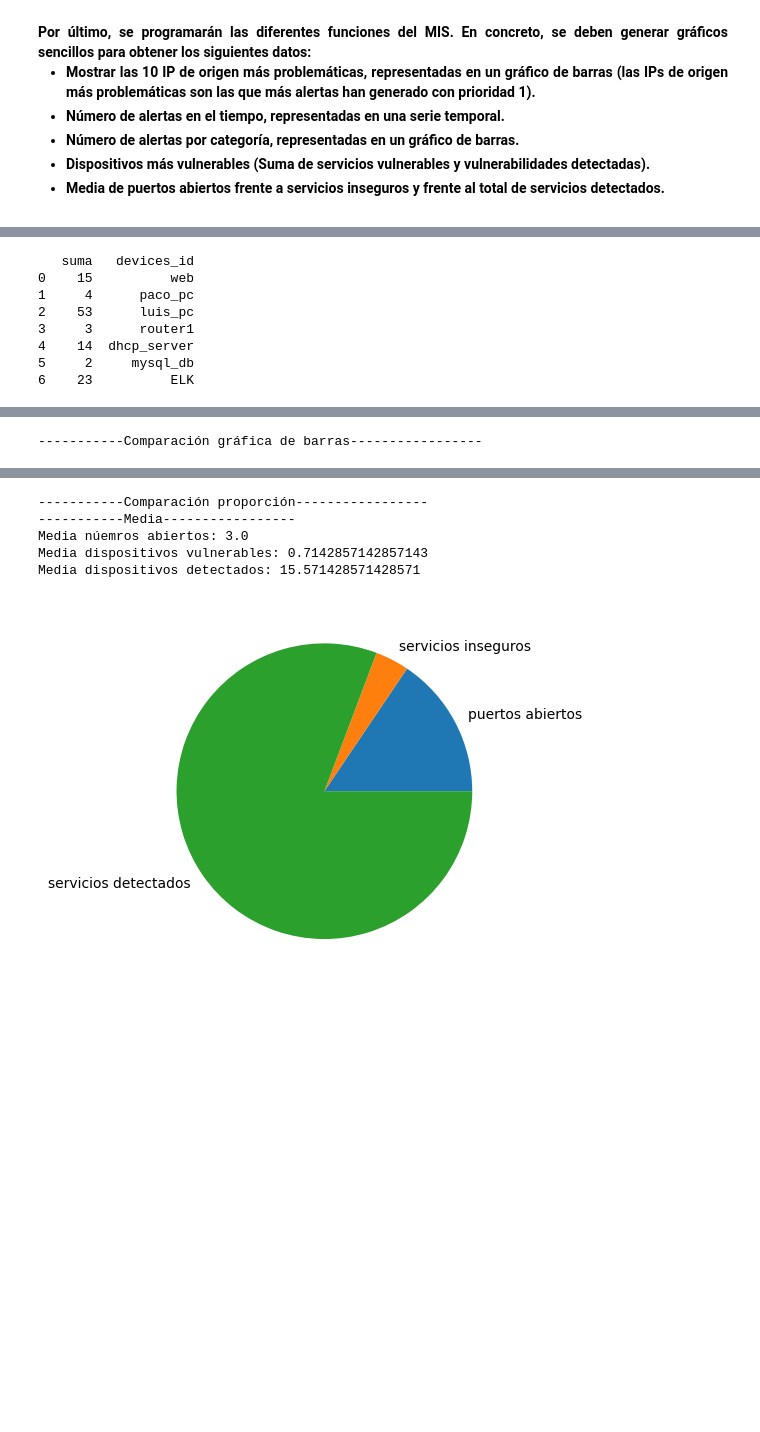
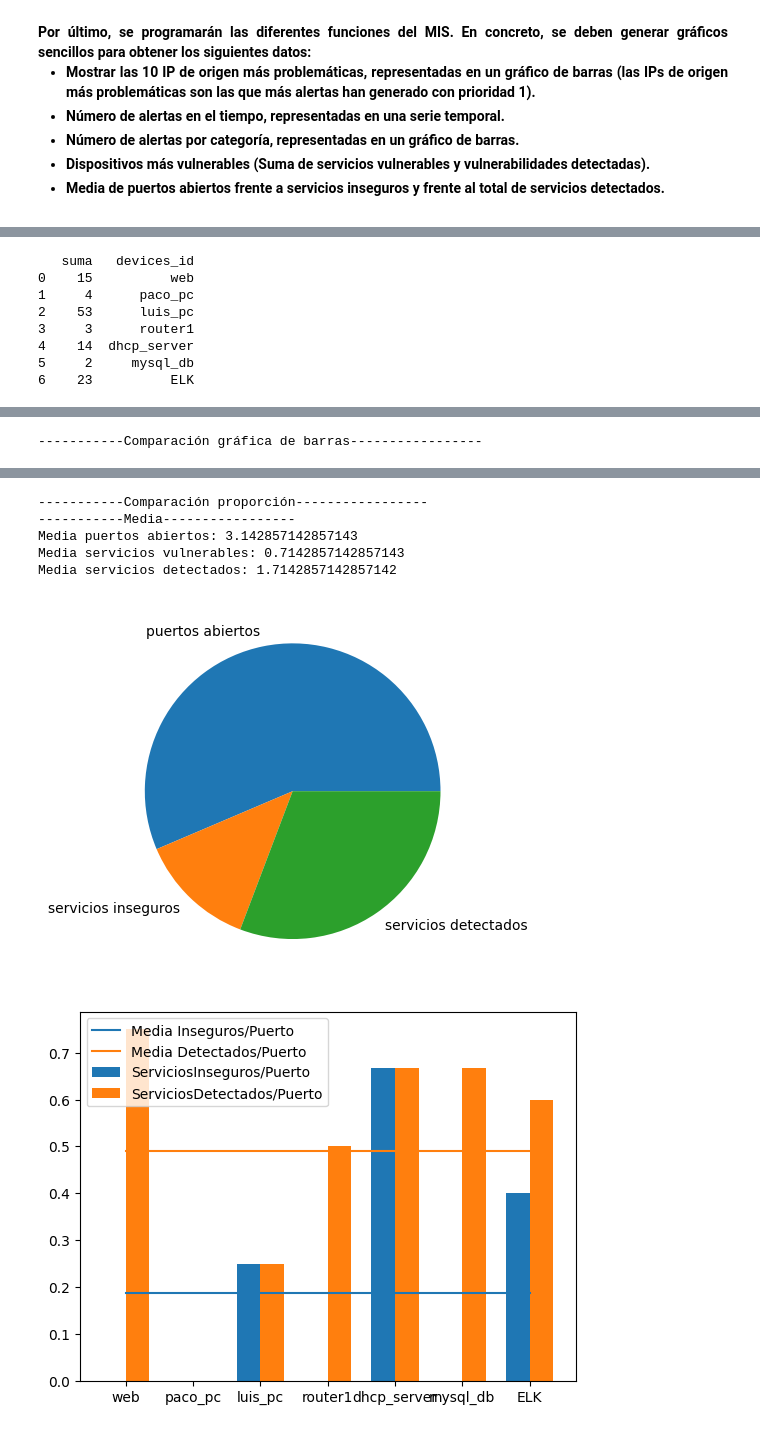
Before and after one commit to iiivaaaann/Sistemas_Informacion, a Jupyter notebook: Memoria.ipynb, the cells around one changed output, grey strips where cells are left out. Saved outputs shown, nothing was run; the diff lists cells and outputs as text; code cells hidden in the pictures; blank space fills up the shorter version.

```diff
--- a/Memoria.ipynb
+++ b/Memoria.ipynb
@@ -328,18 +380,30 @@ ejercicio3()
 
 </h4>
 # %%
-def ejercicio4():
+def ejercicio4(): #Falta el ultimo apartado.
     #1. Mostrar las 10 IP de origen más problemáticas, representadas en un gráfico de barras (las IPs de origen más problemáticas son las que más alertas han generado con prioridad 1).
     #df=pd.read_sql_query("SELECT COUNT(*) as num, origen FROM ALERTS WHERE priority = 1 GROUP BY origen ORDER BY num desc",conexion)
     df=pd.read_sql_query("SELECT COUNT(*) as num, origen AS origen FROM ALERTS WHERE priority = 1 GROUP BY origen ORDER BY num desc",conexion)
     muestra=df[:10].copy()
     x_values=muestra['origen']
     y_values=muestra['num']
+    """print(df['origen'])
+    x_values=df['origen'].unique().
+    y_values=df['origen'].value_counts().tolist()"""
     plt.figure(num=None, figsize=(14, 6), dpi=80, facecolor='w', edgecolor='k')
     plt.bar(x_values,y_values)
     plt.show()
     plt.close("all")
     #2. Número de alertas en el tiempo, representadas en una serie temporal.
+    #df=pd.read_sql_query("SELECT time as time FROM ALERTS ",conexion)
+    #df.index=df['time']
+    #print(df)
+    #df=pd.read_sql_query("SELECT TIME as time, COUNT(*) as N_ALERTS FROM ALERTS GROUP BY STRFTIME('%YYYY-%MM-DD HH', time) order by 1;", conexion)
+    #print(df["time"])
+    #plt.figure(num=None, figsize=(14, 6), dpi=80, facecolor='w', edgecolor='k')
+    #plt.plot(df["time"], df["N_ALERTS"], linewidth=3)
+    #print(df)
+    #plt.show()
     df=pd.read_sql_query("SELECT * FROM ALERTS", conexion)
     df['TIME'] = pd.to_datetime(df['TIME'])
     df_agrupado_2dias = df.groupby(pd.Grouper(key='TIME', freq='2D')).size().reset_index(name='COUNT')
@@ -347,6 +411,7 @@ def ejercicio4():
     plt.figure(num=None, figsize=(20, 10), dpi=80, facecolor='w', edgecolor='k')
     plt.plot(df_agrupado_2dias["TIME"], df_agrupado_2dias["COUNT"], linewidth=3)
     plt.show()
+    exit(0)
     #3. Número de alertas por categoría, representadas en un gráfico de barras.
     df=pd.read_sql_query("SELECT COUNT(*) as num, clasification FROM ALERTS GROUP BY clasification ORDER BY num desc ",conexion)
     print(df)
@@ -367,14 +432,14 @@ def ejercicio4():
     plt.bar(x_values, y_values)
     plt.show()
     plt.close("all")
-   #5. Media de puertos abiertos frente a servicios inseguros y frente al total de servicios detectados.
+    #5. Media de puertos abiertos frente a servicios inseguros y frente al total de servicios detectados.
     # Consideramos que "frente" se refiere a proporción?
     # Media o número de puertos abiertos por dispositivo ?
 
-    df1=pd.read_sql_query("SELECT ID,devices_id, servicios_ins,detect_vulns FROM ANALISIS", conexion)
+    df1=pd.read_sql_query("SELECT ID,devices_id, servicios, servicios_ins FROM ANALISIS", conexion)
     df2= pd.read_sql_query("SELECT COUNT(*) P_ABIERTOS, ANALISIS_ID as ID FROM PUERTOS GROUP BY ANALISIS_ID", conexion)
     df=pd.merge(left=df1,right=df2,left_on='ID',right_on='ID',how = 'outer')
-    df = df.fillna(0)
+    df = df.fillna(1) #Cambio a 1 temporalmente, comentar en el grupo
     df.index = df1['devices_id']
     print("-----------Comparación gráfica de barras-----------------")
     n=len(df['devices_id'])
@@ -382,7 +447,7 @@ def ejercicio4():
     width=0.3
     plt.bar(x-width, df['P_ABIERTOS'], width=width, label="puertos abiertos")
     plt.bar(x,df['servicios_ins'],width=width,label="servicios inseguros")
-    plt.bar(x+width,df['detect_vulns'],width=width,label="servicios detectados")
+    plt.bar(x+width,df['servicios'],width=width,label="servicios detectados")
     plt.xticks(x,df.index)
     plt.legend(loc='best')
     plt.show()
@@ -391,13 +456,35 @@ def ejercicio4():
 
 
     print("-----------Media-----------------")
-    print("Media núemros abiertos: " + str(df['P_ABIERTOS'].mean()))
-    print("Media dispositivos vulnerables: " + str(df['servicios_ins'].mean()))
-    print("Media dispositivos detectados: " + str(df['detect_vulns'].mean()))
-    medias=[df['P_ABIERTOS'].mean(),df['servicios_ins'].mean(),df['detect_vulns'].mean()]
+    print("Media puertos abiertos: " + str(df['P_ABIERTOS'].mean()))
+    print("Media servicios vulnerables: " + str(df['servicios_ins'].mean()))
+    print("Media servicios detectados: " + str(df['servicios'].mean()))
+    medias=[df['P_ABIERTOS'].mean(),df['servicios_ins'].mean(),df['servicios'].mean()]
     names=["puertos abiertos","servicios inseguros","servicios detectados"]
     plt.pie(medias,labels=names)
     plt.show()
+    #Código Trower23
+    serv = df["servicios_ins"][:]
+    vulns = df["servicios"][:]
+    pabi = df["P_ABIERTOS"][:]
+    servpabi = []
+    vulnpabi = []
+    for i in range(len(serv)):
+        servpabi.append(serv[i]/int(pabi[i]))
+        vulnpabi.append(vulns[i]/int(pabi[i]))
+    mean1 = sum(servpabi)/len(servpabi)
+    mean2 = sum(vulnpabi)/len(vulnpabi)
+    n = len(df['devices_id'])
+    x = np.arange(n)
+    width = 0.35
+    plt.bar(x-(width/2), servpabi, width=width, label="ServiciosInseguros/Puerto")
+    plt.bar(x+(width/2), vulnpabi, width=width, label="ServiciosDetectados/Puerto")
+    plt.plot(x, [mean1]*n, label="Media Inseguros/Puerto")
+    plt.plot(x, [mean2]*n, label="Media Detectados/Puerto")
+    plt.xticks(x, df.index)
+    plt.legend(loc='best')
+    plt.show()
+    plt.close("all")
 
 ejercicio4()
 # %% [output]
@@ -450,6 +537,7 @@ ejercicio4()
 -----------Comparación proporción-----------------
 -----------Media-----------------
-Media núemros abiertos: 3.0
-Media dispositivos vulnerables: 0.7142857142857143
-Media dispositivos detectados: 15.571428571428571
+Media puertos abiertos: 3.142857142857143
+Media servicios vulnerables: 0.7142857142857143
+Media servicios detectados: 1.7142857142857142
-[figure, old version]
+[figure, new version]
+[figure, added]
```
Also changed, not shown: parts of 3 cells of this notebook.
